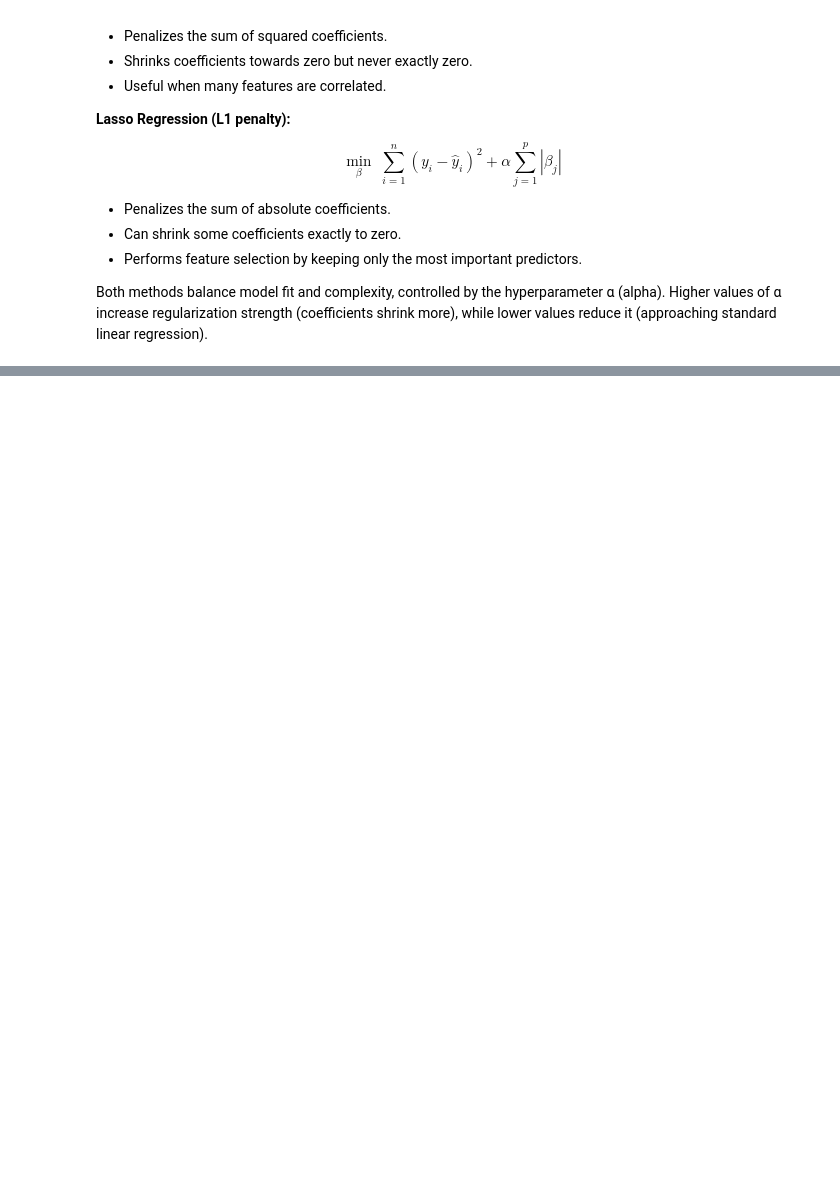
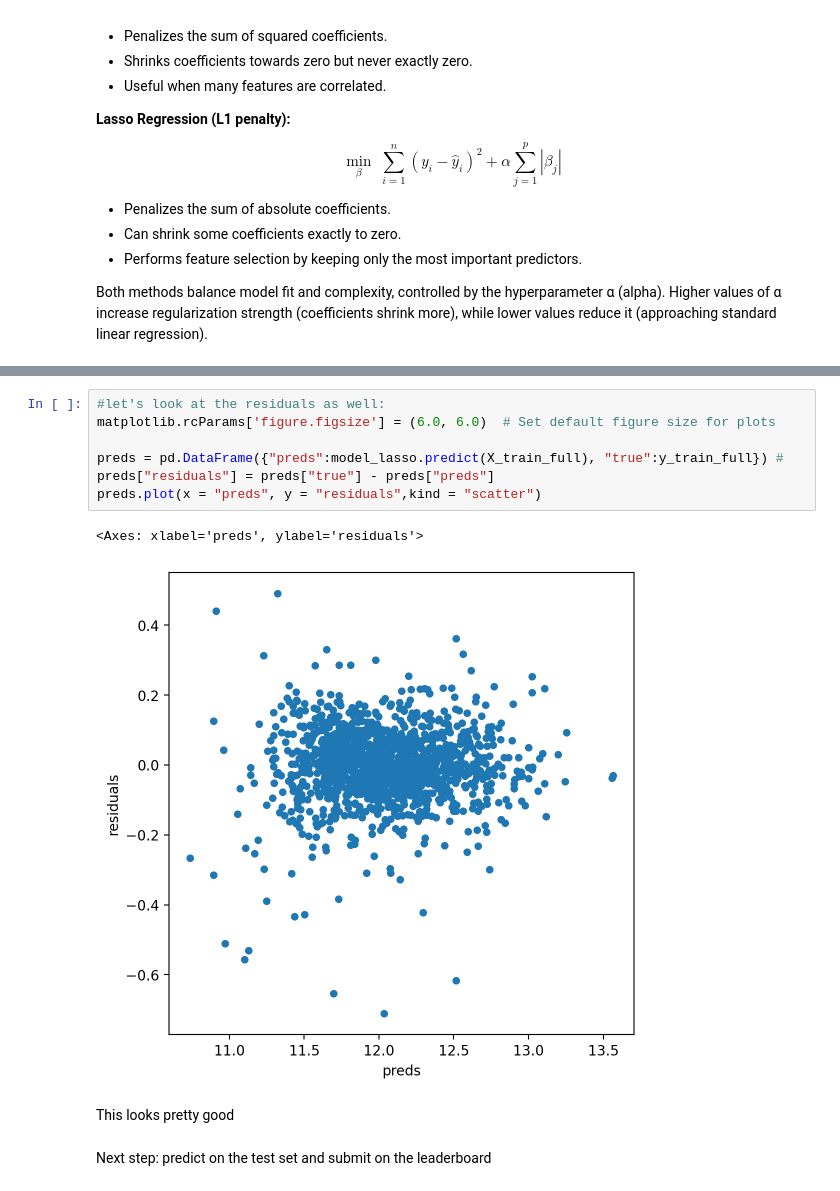
Before and after one commit to arikatz123/house-prices-ml, a Jupyter notebook: notebooks/linear_regression_models.ipynb, the cells around one changed output, grey strips where cells are left out. Saved outputs shown, nothing was run; the diff lists cells and outputs as text; blank space fills up the shorter version.

```diff
--- a/notebooks/linear_regression_models.ipynb
+++ b/notebooks/linear_regression_models.ipynb
@@ -466,0 +523,14 @@ display(cv_ridge) #This displa
+# %%
+#let's look at the residuals as well:
+matplotlib.rcParams['figure.figsize'] = (6.0, 6.0)  # Set default figure size for plots
+
+preds = pd.DataFrame({"preds":model_lasso.predict(X_train_full), "true":y_train_full}) #
+preds["residuals"] = preds["true"] - preds["preds"]
+preds.plot(x = "preds", y = "residuals",kind = "scatter")
+# %% [output]
+<Axes: xlabel='preds', ylabel='residuals'>
+[figure, added]
+# %% [markdown]
+This looks pretty good
+# %% [markdown]
+Next step: predict on the test set and submit on the leaderboard
```
Also changed, not shown: parts of 12 cells of this notebook.
